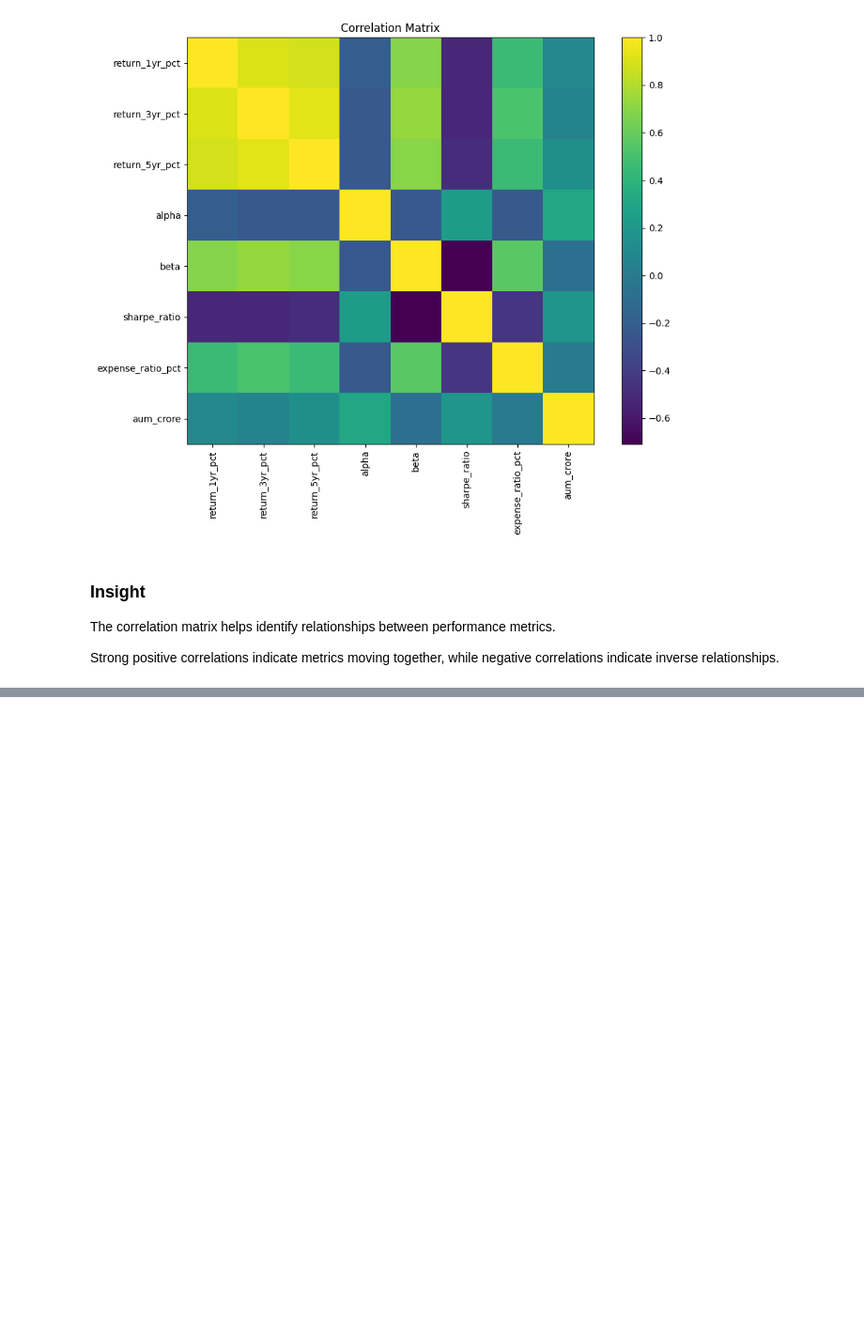
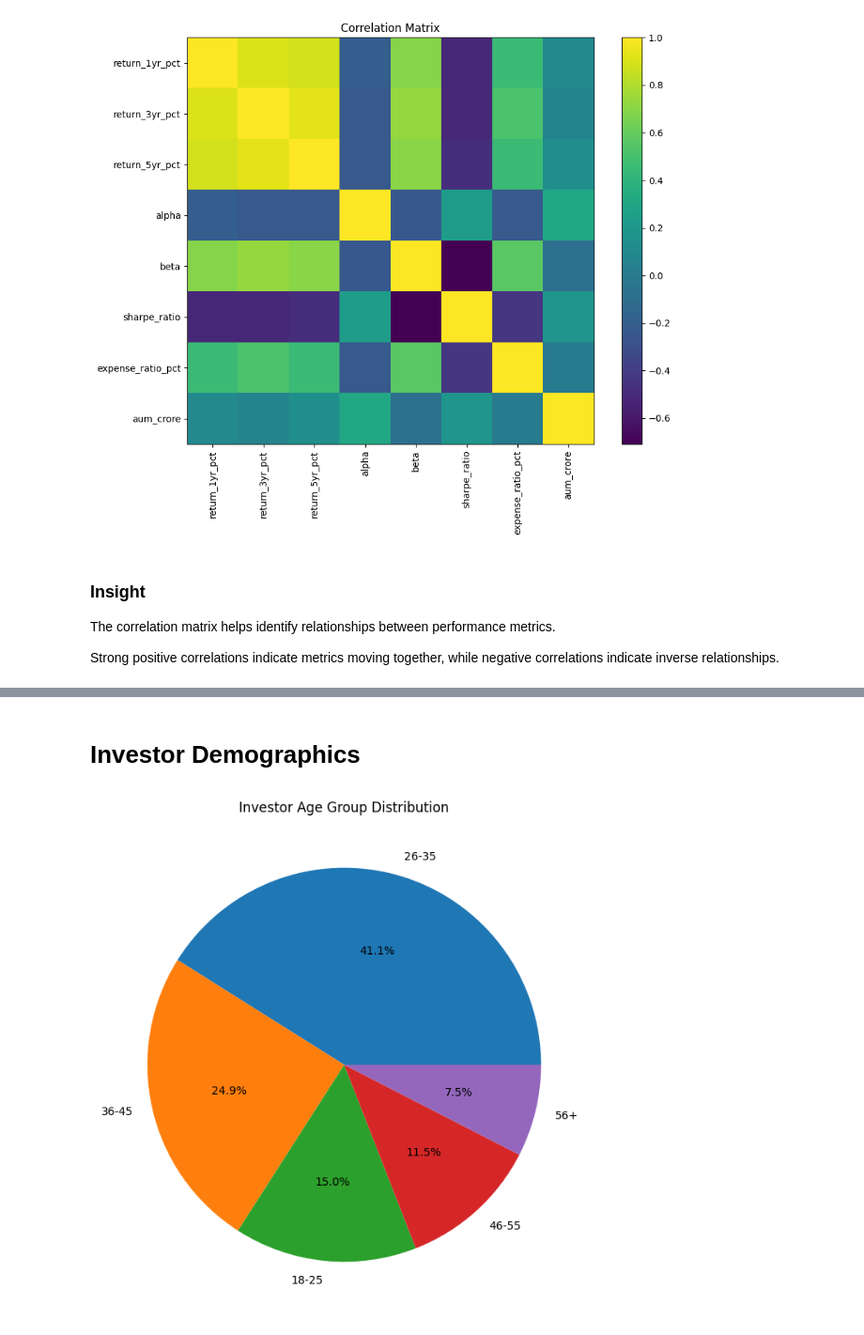
Before and after one commit to sameertech-15/mutual-fund-analytics, a Jupyter notebook: notebooks/03_eda_analysis.ipynb, the cells around one changed output, grey strips where cells are left out. Shown at 94% size. Saved outputs shown, nothing was run; the diff lists cells and outputs as text; code cells hidden in the pictures; blank space fills up the shorter version.

```diff
--- a/notebooks/03_eda_analysis.ipynb
+++ b/notebooks/03_eda_analysis.ipynb
@@ -524,0 +649,4 @@ Strong positive correlations indicate metrics moving together, while negative co
+# %%
+investor = pd.read_csv("../data/raw/08_investor_transactions.csv")
+
+holding = pd.read_csv("../data/raw/09_portfolio_holdings.csv")
@@ -524,0 +700,21 @@ Strong positive correlations indicate metrics moving together, while negative co
+# %% [markdown]
+# Investor Demographics
+# %%
+age_data = investor["age_group"].value_counts()
+
+plt.figure(figsize=(8,8))
+
+plt.pie(
+    age_data,
+    labels=age_data.index,
+    autopct="%1.1f%%"
+)
+
+plt.title("Investor Age Group Distribution")
+plt.savefig(
+    "../reports/charts/investor_age_group_distribution.png",
+    bbox_inches="tight"
+)
+plt.show()
+# %% [output]
+[figure, added]
```
Also changed, not shown: parts of 31 cells of this notebook, 17 other files.
